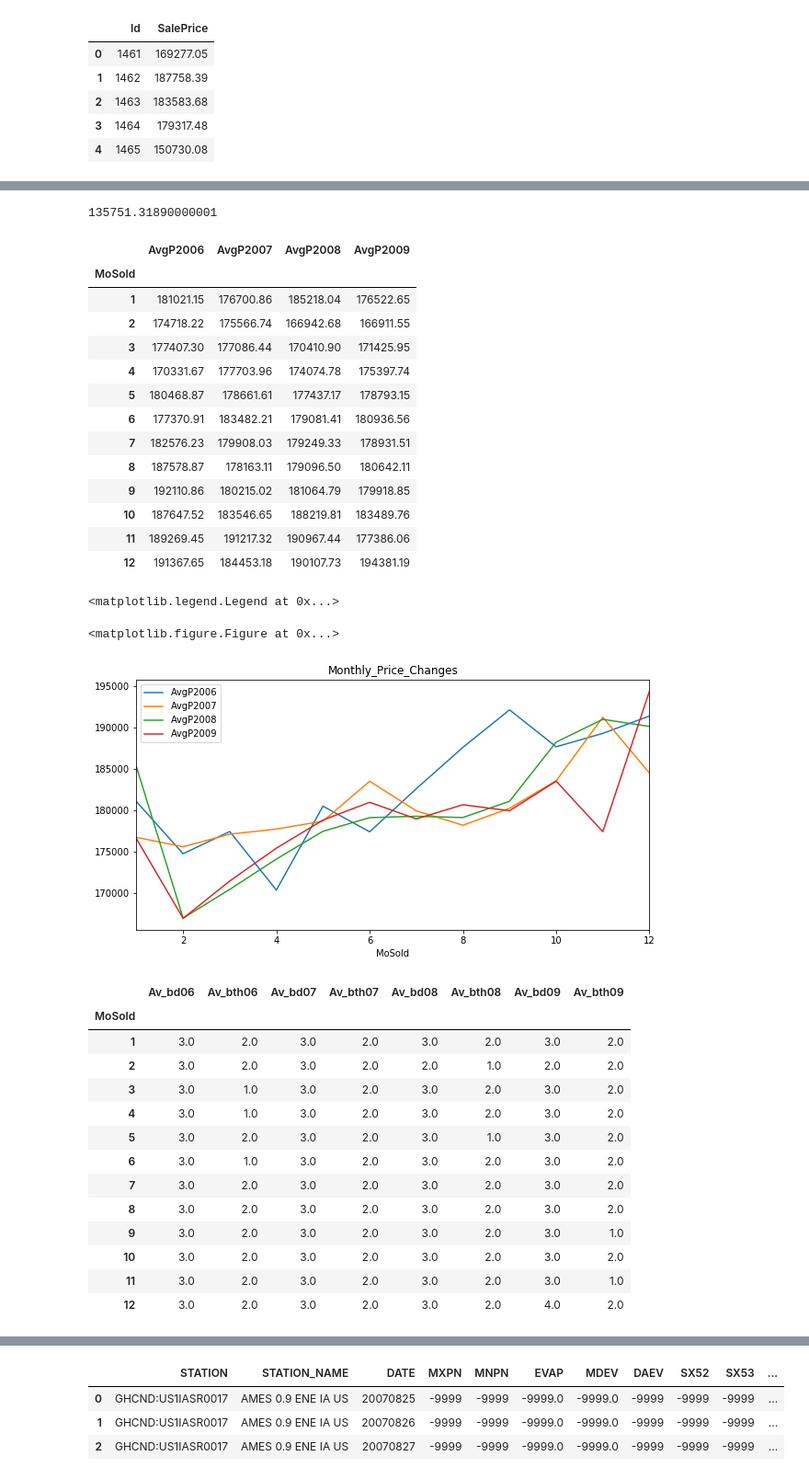
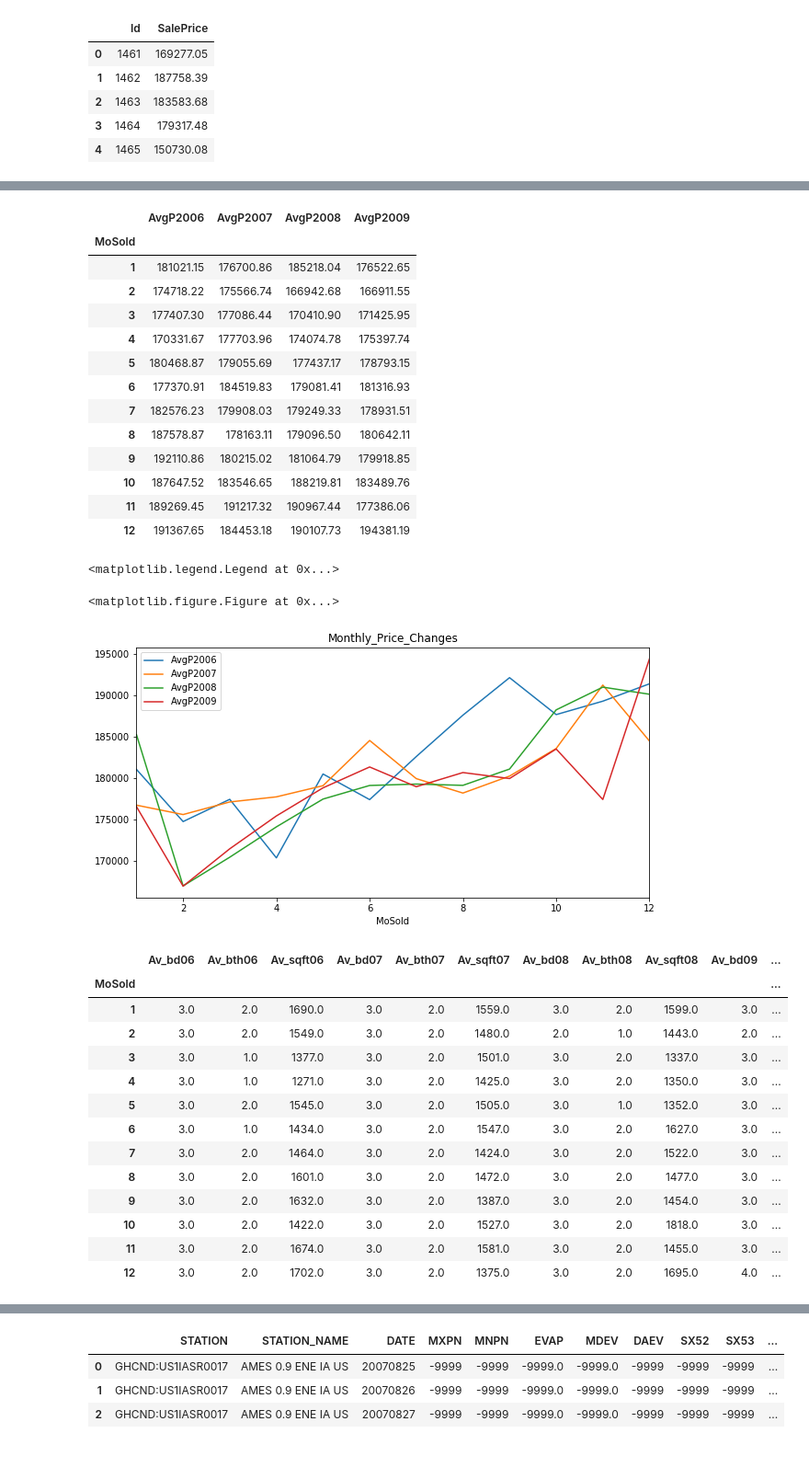
Before and after one commit to AlfredMtz/Springboard, a Jupyter notebook: amesproject.ipynb, the cells around one changed output, grey strips where cells are left out. Shown at 92% size. Drawn from its saved outputs; the diff is of its cells as text; code cells hidden in the pictures.

```diff
--- a/amesproject.ipynb
+++ b/amesproject.ipynb
@@ -16,6 +16,6 @@ css = open('style-table.css').read() + open('style-notebook.css').read()
 HTML('<style>{}</style>'.format(css))
 # %%
 dtitles = pd.DataFrame.from_csv('data/test.csv', index_col=None)
-dtitles = dtitles[['Id', 'BedroomAbvGr', 'FullBath', 'MoSold', 'YrSold']]
+dtitles = dtitles[['Id', 'BedroomAbvGr', 'FullBath', 'GrLivArea', 'MoSold', 'YrSold']]
 dtitles.head()
 # %% [output]
@@ -38,5 +38,7 @@ dprices.head()
 # %%
 # Merge/combine the properties' descriptions and its sales prices into a new dataframe.
 h_data = pd.merge(dtitles, dprices, on='Id')
-h_data.head(4)
+h_data = h_data[(h_data.YrSold >= 2006) & (h_data.YrSold <= 2009)]
+h_data = h_data[(h_data.BedroomAbvGr != 0) & (h_data.FullBath != 0)]
+h_data.head()
 # %% [output]
@@ -107,7 +123,3 @@ h_data.head()
-# %%
-h_data['SalePrice'].min()
-# %% [output]
-135751.31890000001
 # %%
 h_dprices = h_data[h_data.YrSold == 2006]
 h_dprices1 = h_dprices.groupby('MoSold').SalePrice.mean()
@@ -140,8 +152,8 @@ all_hprices
 | 2 | 174718.22 | 175566.74 | 166942.68 | 166911.55 |
 | 3 | 177407.30 | 177086.44 | 170410.90 | 171425.95 |
 | 4 | 170331.67 | 177703.96 | 174074.78 | 175397.74 |
-| 5 | 180468.87 | 178661.61 | 177437.17 | 178793.15 |
-| 6 | 177370.91 | 183482.21 | 179081.41 | 180936.56 |
+| 5 | 180468.87 | 179055.69 | 177437.17 | 178793.15 |
+| 6 | 177370.91 | 184519.83 | 179081.41 | 181316.93 |
 | 7 | 182576.23 | 179908.03 | 179249.33 | 178931.51 |
 | 8 | 187578.87 | 178163.11 | 179096.50 | 180642.11 |
 | 9 | 192110.86 | 180215.02 | 181064.79 | 179918.85 |
@@ -153,59 +165,60 @@ plt.figure(); all_hprices.plot(title='Monthly_Price_Changes',figsize=(10,5)); pl
 # %% [output]
 <matplotlib.legend.Legend at 0x...>
 <matplotlib.figure.Figure at 0x...>
-[figure, old version]
+[figure, new version]
 # %%
 # AVERAGE BEDROOMS AND BATHROOMS OF HOUSES SOLD EACH MONTH OF EACH YEAR
 # %%
-# Number of bedrooms and bathrooms in 2006
 h_drooms = h_data[h_data.YrSold == 2006]
 h_dbrooms2006 = h_drooms.groupby('MoSold').BedroomAbvGr.mean()
 h_dfbaths2006 = h_drooms.groupby('MoSold').FullBath.mean()
-br_and_bth2006 = pd.concat([h_dbrooms2006,h_dfbaths2006], axis=1)
-br_and_bth2006
+h_dflarea2006 = h_drooms.groupby('MoSold').GrLivArea.mean()
+br_bth_larea_2006 = pd.concat([h_dbrooms2006,h_dfbaths2006, h_dflarea2006], axis=1)
+br_bth_larea_2006
 
-# Number of bedrooms and bathrooms in 2007
 h_drooms = h_data[h_data.YrSold == 2007]
 h_dbrooms2007 = h_drooms.groupby('MoSold').BedroomAbvGr.mean()
 h_dfbaths2007 = h_drooms.groupby('MoSold').FullBath.mean()
-br_and_bth2007 = pd.concat([h_dbrooms2007,h_dfbaths2007], axis=1)
-br_and_bth2007
+h_dflarea2007 = h_drooms.groupby('MoSold').GrLivArea.mean()
+br_bth_larea_2007 = pd.concat([h_dbrooms2007,h_dfbaths2007, h_dflarea2007], axis=1)
+br_bth_larea_2007
 
-# Number of bedrooms and bathrooms in 2008
 h_drooms = h_data[h_data.YrSold == 2008]
 h_dbrooms2008 = h_drooms.groupby('MoSold').BedroomAbvGr.mean()
 h_dfbaths2008 = h_drooms.groupby('MoSold').FullBath.mean()
-br_and_bth2008 = pd.concat([h_dbrooms2008,h_dfbaths2008], axis=1)
-br_and_bth2008
+h_dflarea2008 = h_drooms.groupby('MoSold').GrLivArea.mean()
+br_bth_larea_2008 = pd.concat([h_dbrooms2008,h_dfbaths2008, h_dflarea2008], axis=1)
+br_bth_larea_2008
 
-# Number of bedrooms and bathrooms in 2009
 h_drooms = h_data[h_data.YrSold == 2009]
 h_dbrooms2009 = h_drooms.groupby('MoSold').BedroomAbvGr.mean()
 h_dfbaths2009 = h_drooms.groupby('MoSold').FullBath.mean()
-br_and_bth2009 = pd.concat([h_dbrooms2009,h_dfbaths2009], axis=1)
-br_and_bth2009
+h_dflarea2009 = h_drooms.groupby('MoSold').GrLivArea.mean()
+br_bth_larea_2009 = pd.concat([h_dbrooms2009,h_dfbaths2009, h_dflarea2009], axis=1)
+br_bth_larea_2009
 
 # Build a new dataframe incluidng average bedrooms and bathrooms for months between 2006-2010.
-all_br_and_bth = pd.concat([br_and_bth2006, br_and_bth2007,br_and_bth2008, br_and_bth2009], axis=1)
+all_br_bth_larea = pd.concat([br_bth_larea_2006, br_bth_larea_2007, br_bth_larea_2008, br_bth_larea_2009], axis=1)
 
-col = ['Av_bd06','Av_bth06','Av_bd07','Av_bth07','Av_bd08','Av_bth08','Av_bd09','Av_bth09']
-all_br_and_bth.columns = col
-all_br_and_bth.round(decimals=0)
+col = ['Av_bd06','Av_bth06','Av_sqft06', 'Av_bd07','Av_bth07', 'Av_sqft07', 'Av_bd08','Av_bth08','Av_sqft08',
+       'Av_bd09','Av_bth09','Av_sqft09']
+all_br_bth_larea.columns = col
+all_br_bth_larea.round(decimals=0)
 # %% [output]
-|  | Av_bd06 | Av_bth06 | Av_bd07 | Av_bth07 | Av_bd08 | Av_bth08 | Av_bd09 | Av_bth09 |
-| MoSold |  |  |  |  |  |  |  |  |
-| 1 | 3.0 | 2.0 | 3.0 | 2.0 | 3.0 | 2.0 | 3.0 | 2.0 |
-| 2 | 3.0 | 2.0 | 3.0 | 2.0 | 2.0 | 1.0 | 2.0 | 2.0 |
-| 3 | 3.0 | 1.0 | 3.0 | 2.0 | 3.0 | 2.0 | 3.0 | 2.0 |
-| 4 | 3.0 | 1.0 | 3.0 | 2.0 | 3.0 | 2.0 | 3.0 | 2.0 |
-| 5 | 3.0 | 2.0 | 3.0 | 2.0 | 3.0 | 1.0 | 3.0 | 2.0 |
-| 6 | 3.0 | 1.0 | 3.0 | 2.0 | 3.0 | 2.0 | 3.0 | 2.0 |
-| 7 | 3.0 | 2.0 | 3.0 | 2.0 | 3.0 | 2.0 | 3.0 | 2.0 |
-| 8 | 3.0 | 2.0 | 3.0 | 2.0 | 3.0 | 2.0 | 3.0 | 2.0 |
-| 9 | 3.0 | 2.0 | 3.0 | 2.0 | 3.0 | 2.0 | 3.0 | 1.0 |
-| 10 | 3.0 | 2.0 | 3.0 | 2.0 | 3.0 | 2.0 | 3.0 | 2.0 |
-| 11 | 3.0 | 2.0 | 3.0 | 2.0 | 3.0 | 2.0 | 3.0 | 1.0 |
-| 12 | 3.0 | 2.0 | 3.0 | 2.0 | 3.0 | 2.0 | 4.0 | 2.0 |
+|  | Av_bd06 | Av_bth06 | Av_sqft06 | Av_bd07 | Av_bth07 | Av_sqft07 | Av_bd08 | Av_bth08 | Av_sqft08 | Av_bd09 | ... |
+| MoSold |  |  |  |  |  |  |  |  |  |  | ... |
+| 1 | 3.0 | 2.0 | 1690.0 | 3.0 | 2.0 | 1559.0 | 3.0 | 2.0 | 1599.0 | 3.0 | ... |
+| 2 | 3.0 | 2.0 | 1549.0 | 3.0 | 2.0 | 1480.0 | 2.0 | 1.0 | 1443.0 | 2.0 | ... |
+| 3 | 3.0 | 1.0 | 1377.0 | 3.0 | 2.0 | 1501.0 | 3.0 | 2.0 | 1337.0 | 3.0 | ... |
+| 4 | 3.0 | 1.0 | 1271.0 | 3.0 | 2.0 | 1425.0 | 3.0 | 2.0 | 1350.0 | 3.0 | ... |
+| 5 | 3.0 | 2.0 | 1545.0 | 3.0 | 2.0 | 1505.0 | 3.0 | 1.0 | 1352.0 | 3.0 | ... |
+| 6 | 3.0 | 1.0 | 1434.0 | 3.0 | 2.0 | 1547.0 | 3.0 | 2.0 | 1627.0 | 3.0 | ... |
+| 7 | 3.0 | 2.0 | 1464.0 | 3.0 | 2.0 | 1424.0 | 3.0 | 2.0 | 1522.0 | 3.0 | ... |
+| 8 | 3.0 | 2.0 | 1601.0 | 3.0 | 2.0 | 1472.0 | 3.0 | 2.0 | 1477.0 | 3.0 | ... |
+| 9 | 3.0 | 2.0 | 1632.0 | 3.0 | 2.0 | 1387.0 | 3.0 | 2.0 | 1454.0 | 3.0 | ... |
+| 10 | 3.0 | 2.0 | 1422.0 | 3.0 | 2.0 | 1527.0 | 3.0 | 2.0 | 1818.0 | 3.0 | ... |
+| 11 | 3.0 | 2.0 | 1674.0 | 3.0 | 2.0 | 1581.0 | 3.0 | 2.0 | 1455.0 | 3.0 | ... |
+| 12 | 3.0 | 2.0 | 1702.0 | 3.0 | 2.0 | 1375.0 | 3.0 | 2.0 | 1695.0 | 4.0 | ... |
 # %%
 # AVERAGE PRICES FOR 3 BEDROOMS AND 2 BATHROOMS HOMES FROM EACH MONTH OF EACH YEAR.
 # %%
```
Also changed, not shown: parts of 9 cells of this notebook.
